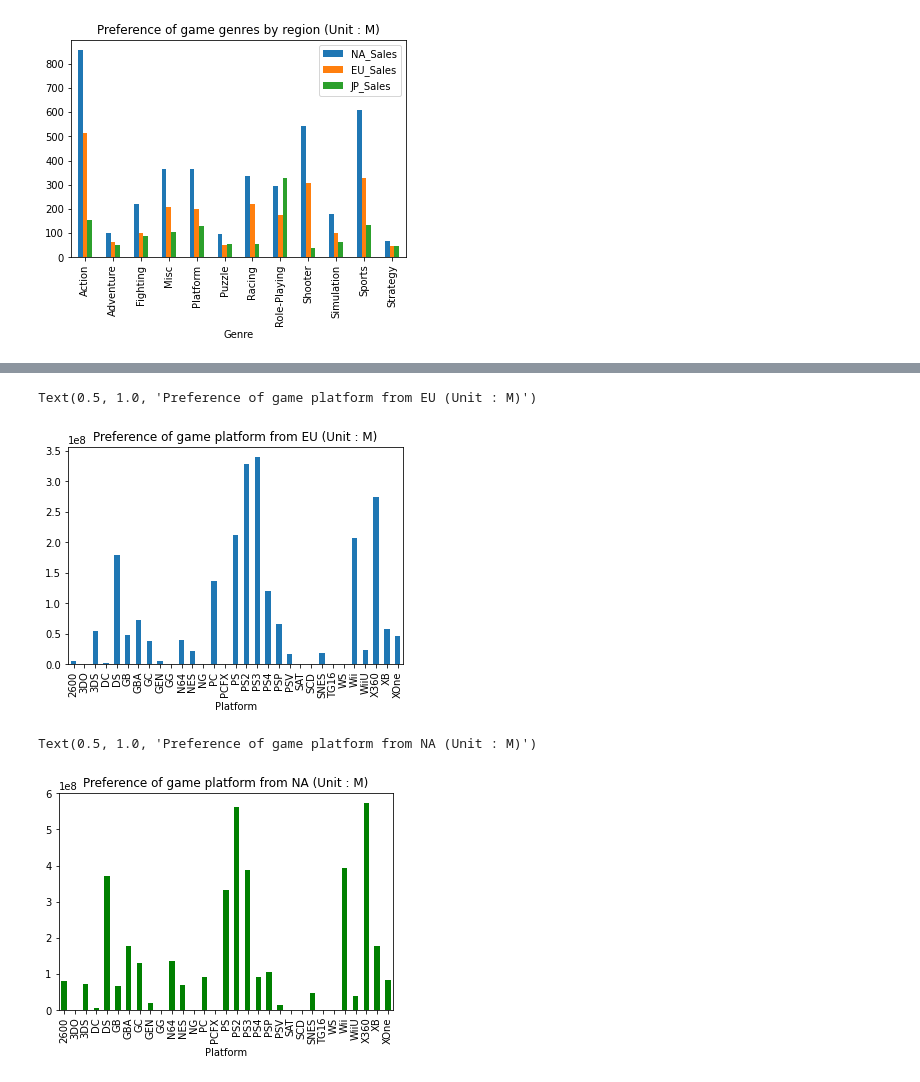
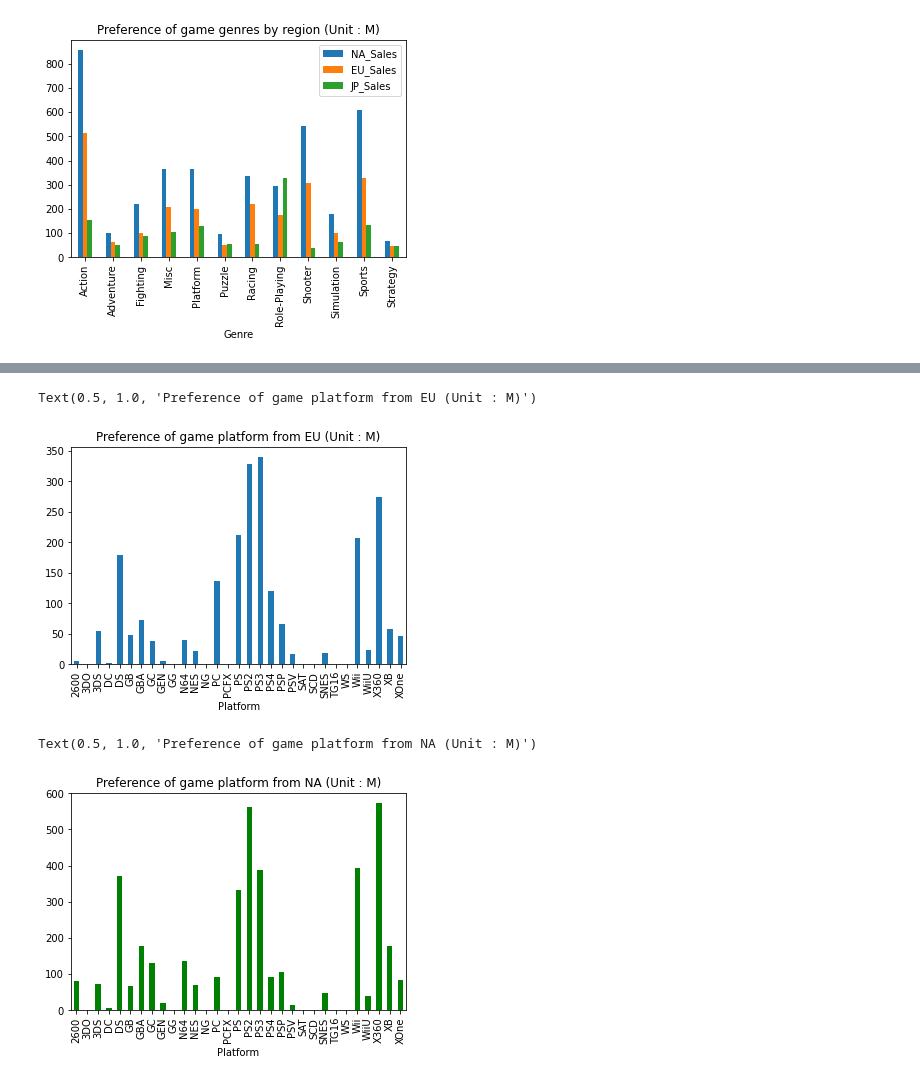
Before and after one commit to threegenie/vgames_project, a Jupyter notebook: game_data.ipynb, the cells around one changed output, grey strips where cells are left out. Cells and saved outputs as stored; diff of their text form; code cells hidden in the pictures.

```diff
--- a/game_data.ipynb
+++ b/game_data.ipynb
@@ -241,3 +241,10 @@ plt.title('Preference of game genres by region (Unit : M)')
 # %% [output]
 Text(0.5, 1.0, 'Preference of game genres by region (Unit : M)')
 [figure]
+# %%
+#지역별 게임 플랫폼 선호도
+
+#유럽의 게임 플랫폼 선호도 - 매출액 비교
+pf = df[['Platform','NA_Sales','EU_Sales','JP_Sales']]
+pf = pf.groupby('Platform').sum()/1000000
+pf
@@ -244,17 +270,15 @@ Text(0.5, 1.0, 'Preference of game genres by region (Unit : M)')
 # %%
-#지역별 게임 플랫폼 선호도
-
-pf = df[['Platform','NA_Sales','EU_Sales','JP_Sales']]
-pf = pf.groupby('Platform').sum()
+#유럽의 게임 플랫폼 선호도 - 매출액 비교
 pf['EU_Sales'].plot(kind='bar')
 plt.title('Preference of game platform from EU (Unit : M)')
 # %% [output]
 Text(0.5, 1.0, 'Preference of game platform from EU (Unit : M)')
-[figure, old version]
+[figure, new version]
 # %%
+#북미의 게임 플랫폼 선호도 - 매출액 비교
 pf['NA_Sales'].plot(kind='bar',color='green')
 plt.title('Preference of game platform from NA (Unit : M)')
 # %% [output]
 Text(0.5, 1.0, 'Preference of game platform from NA (Unit : M)')
-[figure, old version]
+[figure, new version]
 # %%
```
Also changed, not shown: parts of 3 cells of this notebook.
